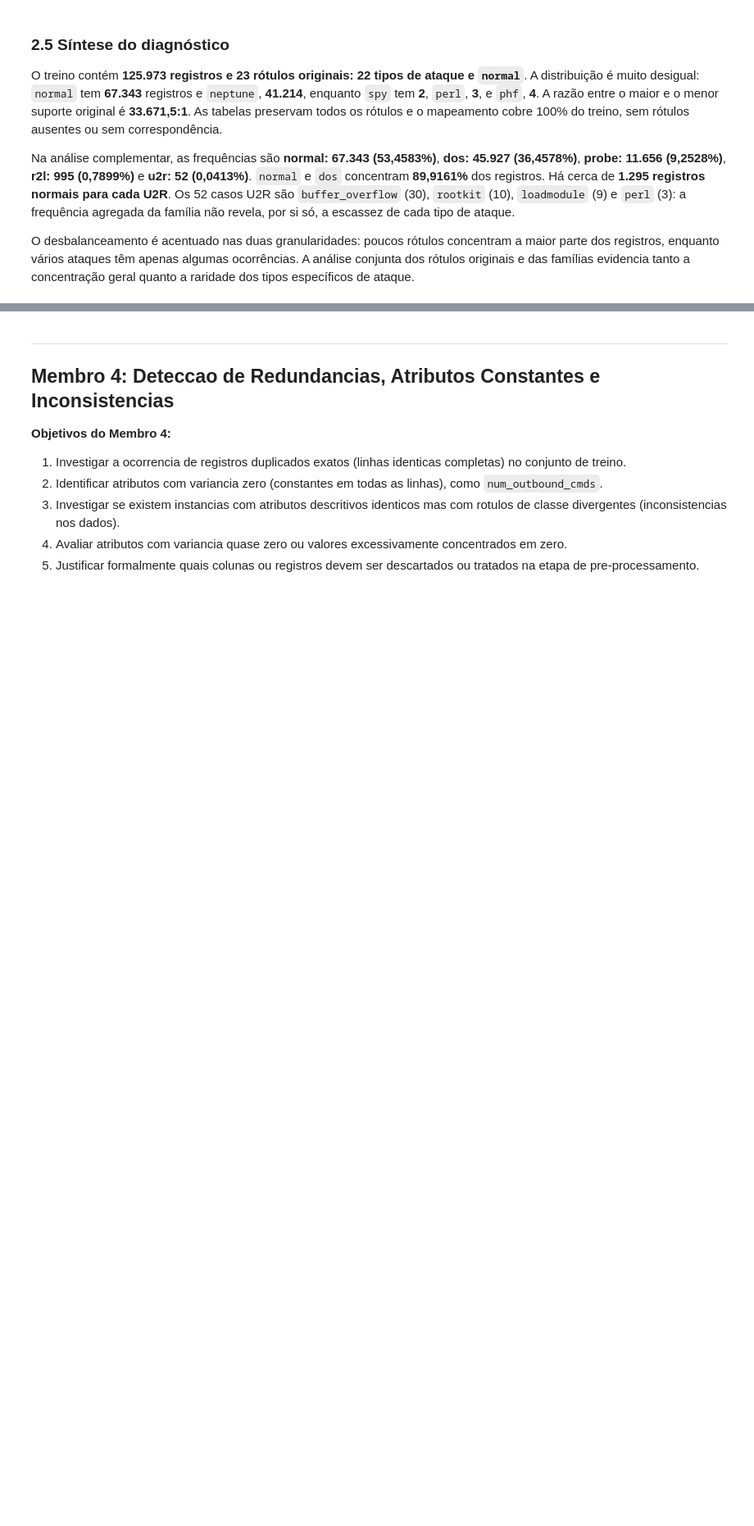
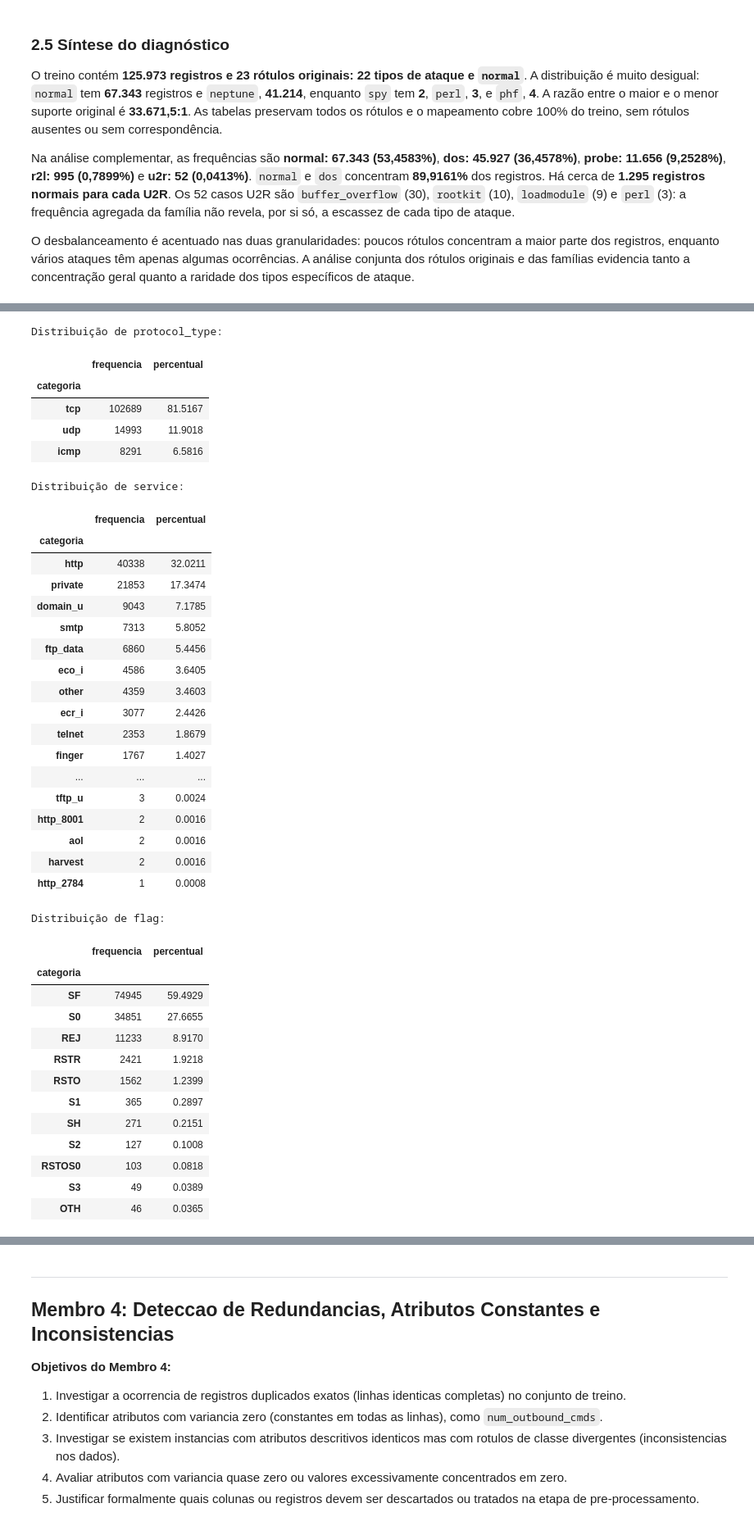
Before and after one commit to matheusmra/tp-ia, a Jupyter notebook: notebooks/01_analise_exploratoria.ipynb, the cells around one changed output, grey strips where cells are left out. Shown at 82% size. Saved outputs shown, nothing was run; the diff lists cells and outputs as text; code cells hidden in the pictures; blank space fills up the shorter version.

```diff
--- a/notebooks/01_analise_exploratoria.ipynb
+++ b/notebooks/01_analise_exploratoria.ipynb
@@ -586,0 +587,14 @@ O desbalanceamento é acentuado nas duas granularidades: poucos rótulos concent
+# %%
+# Seleciona os três atributos categóricos, preservando df_train.
+categoricos_m3 = ["protocol_type", "service", "flag"]
+dados_categoricos_m3 = df_train[categoricos_m3].copy()
+
+cardinalidade_m3 = pd.DataFrame({"tipo": dados_categoricos_m3.dtypes.astype(str),"categorias_distintas": dados_categoricos_m3.nunique(),"valores_ausentes": dados_categoricos_m3.isna().sum(),})
+cardinalidade_m3.index.name = "atributo"
+
+display(cardinalidade_m3)
+
+for atributo in categoricos_m3:
+    categorias = sorted(dados_categoricos_m3[atributo].dropna().unique())
+    print(f"\n{atributo} ({len(categorias)} categorias):")
+    print(", ".join(categorias))
@@ -586,0 +621,55 @@ O desbalanceamento é acentuado nas duas granularidades: poucos rótulos concent
+# %%
+# Guarda as distribuições para reutilização nas próximas análises.
+frequencias_m3 = {}
+
+for atributo in categoricos_m3:
+    tabela = (dados_categoricos_m3[atributo].value_counts(dropna=False).rename_axis("categoria").to_frame("frequencia"))
+    tabela["percentual"] = (tabela["frequencia"] / len(dados_categoricos_m3) * 100)
+    frequencias_m3[atributo] = tabela
+
+    # Confere se todos os registros foram contabilizados.
+    assert tabela["frequencia"].sum() == len(dados_categoricos_m3)
+    assert np.isclose(tabela["percentual"].sum(), 100)
+    print(f"\nDistribuição de {atributo}:")
+    with pd.option_context("display.max_rows", None):
+        display(tabela)
+# %% [output]
+Distribuição de protocol_type:
+|  | frequencia | percentual |
+| categoria |  |  |
+| tcp | 102689 | 81.5167 |
+| udp | 14993 | 11.9018 |
+| icmp | 8291 | 6.5816 |
+Distribuição de service:
+|  | frequencia | percentual |
+| categoria |  |  |
+| http | 40338 | 32.0211 |
+| private | 21853 | 17.3474 |
+| domain_u | 9043 | 7.1785 |
+| smtp | 7313 | 5.8052 |
+| ftp_data | 6860 | 5.4456 |
+| eco_i | 4586 | 3.6405 |
+| other | 4359 | 3.4603 |
+| ecr_i | 3077 | 2.4426 |
+| telnet | 2353 | 1.8679 |
+| finger | 1767 | 1.4027 |
+| ... | ... | ... |
+| tftp_u | 3 | 0.0024 |
+| http_8001 | 2 | 0.0016 |
+| aol | 2 | 0.0016 |
+| harvest | 2 | 0.0016 |
+| http_2784 | 1 | 0.0008 |
+Distribuição de flag:
+|  | frequencia | percentual |
+| categoria |  |  |
+| SF | 74945 | 59.4929 |
+| S0 | 34851 | 27.6655 |
+| REJ | 11233 | 8.9170 |
+| RSTR | 2421 | 1.9218 |
+| RSTO | 1562 | 1.2399 |
+| S1 | 365 | 0.2897 |
+| SH | 271 | 0.2151 |
+| S2 | 127 | 0.1008 |
+| RSTOS0 | 103 | 0.0818 |
+| S3 | 49 | 0.0389 |
+| OTH | 46 | 0.0365 |
```
Also changed, not shown: parts of 12 cells of this notebook.
